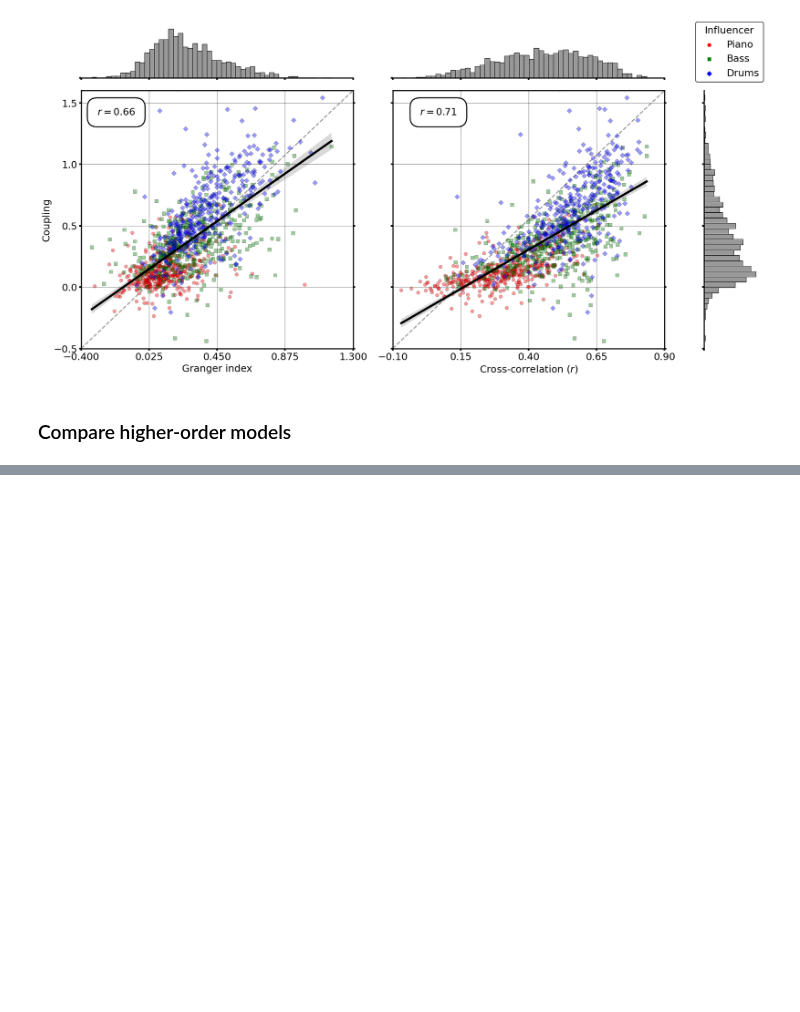
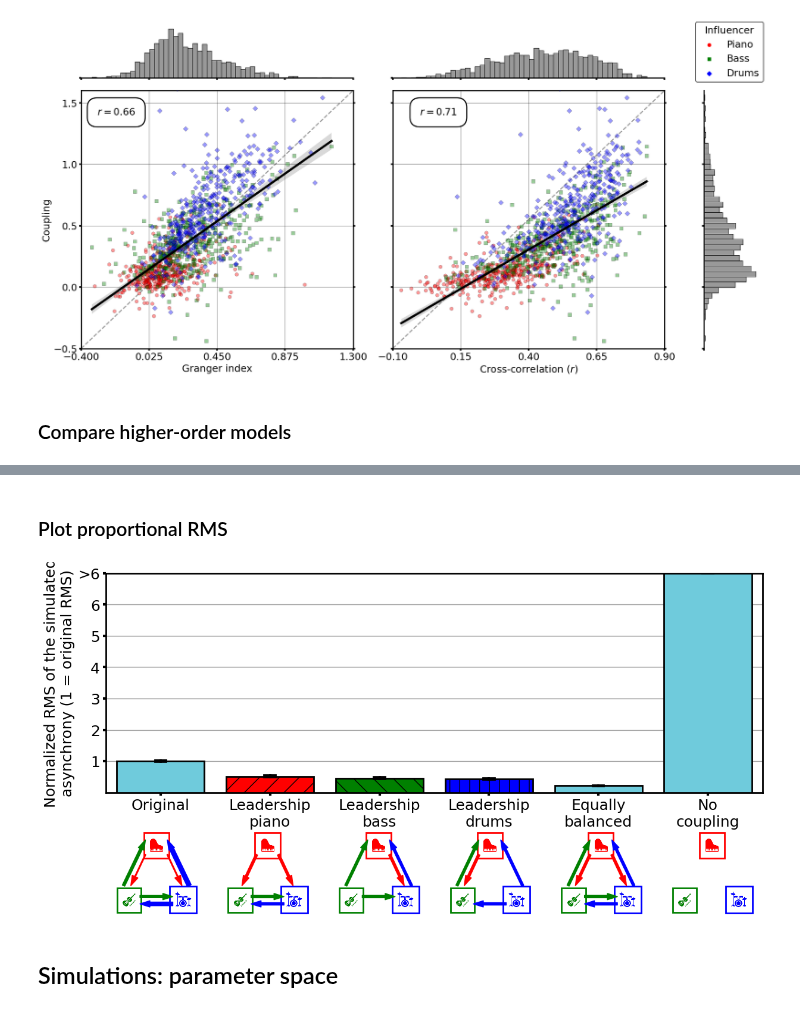
Before and after one commit to HuwCheston/Jazz-Trio-Database, a Jupyter notebook: notebooks/0.1-cheston-interaction-coordination.ipynb, the cells around one changed output, grey strips where cells are left out. Saved outputs shown, nothing was run; the diff lists cells and outputs as text; code cells hidden in the pictures; blank space fills up the shorter version.

```diff
--- a/notebooks/0.1-cheston-interaction-coordination.ipynb
+++ b/notebooks/0.1-cheston-interaction-coordination.ipynb
@@ -428,0 +370,4 @@ plt.plot(temp['piano'] - temp['drums'])
+# %%
+drums_leader = SimulationManager(drums_leader_params, tempo=120, n_sims=500)
+drums_leader.run_simulations()
+drums_leader.get_mean_rms()
@@ -428,0 +408,4 @@ plt.plot(temp['piano'] - temp['drums'])
+# %%
+bass_leader = SimulationManager(bass_leader_params, tempo=120, n_sims=500)
+bass_leader.run_simulations()
+bass_leader.get_mean_rms()
@@ -428,0 +422,28 @@ plt.plot(temp['piano'] - temp['drums'])
+# %%
+piano_leader_params = {
+    'piano': {
+        **params['piano'],
+        'coupling_bass': 0,
+        'coupling_drums': 0,
+        'self_coupling': -abs(mean_self_coupling),
+        'intercept': 0,
+    },
+    'bass': {
+        **params['bass'],
+        'coupling_piano': mean_coupling,
+        'coupling_drums': 0,
+        'self_coupling': -abs(mean_self_coupling),
+        'intercept': 0,
+    },
+    'drums': {
+        **params['drums'],
+        'coupling_piano': mean_coupling,
+        'coupling_bass': 0,
+        'self_coupling': -abs(mean_self_coupling),
+        'intercept': 0,
+    }
+}
+# %%
+piano_leader = SimulationManager(piano_leader_params, tempo=120, n_sims=500)
+piano_leader.run_simulations()
+piano_leader.get_mean_rms()
@@ -428,0 +458,11 @@ plt.plot(temp['piano'] - temp['drums'])
+# %% [markdown]
+### Plot proportional RMS
+# %%
+BarPlotSimulationComparison(
+    all_sims=[original, piano_leader, bass_leader, drums_leader, balanced, no_coupling],
+    all_params=[params, piano_leader_params, bass_leader_params, drums_leader_params, balanced_params, no_coupling_params]
+).create_plot()
+# %% [output]
+[figure, added]
+# %% [markdown]
+## Simulations: parameter space
```
Also changed, not shown: parts of 36 cells of this notebook, 2 other files.
